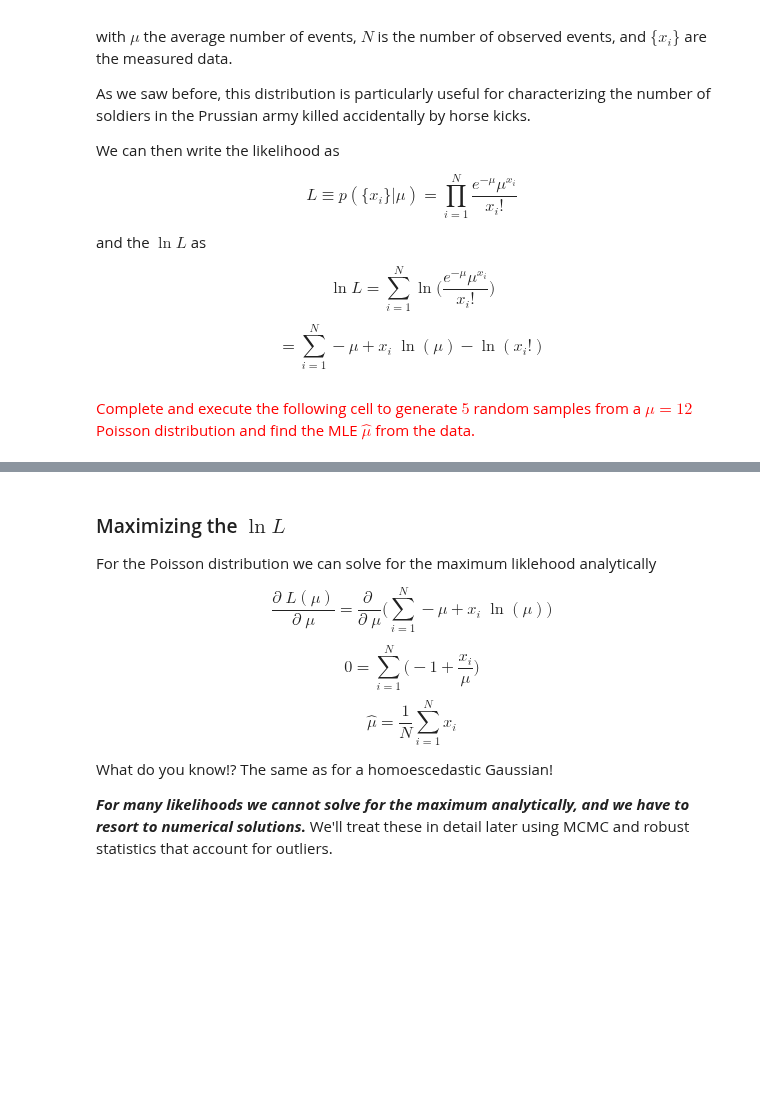
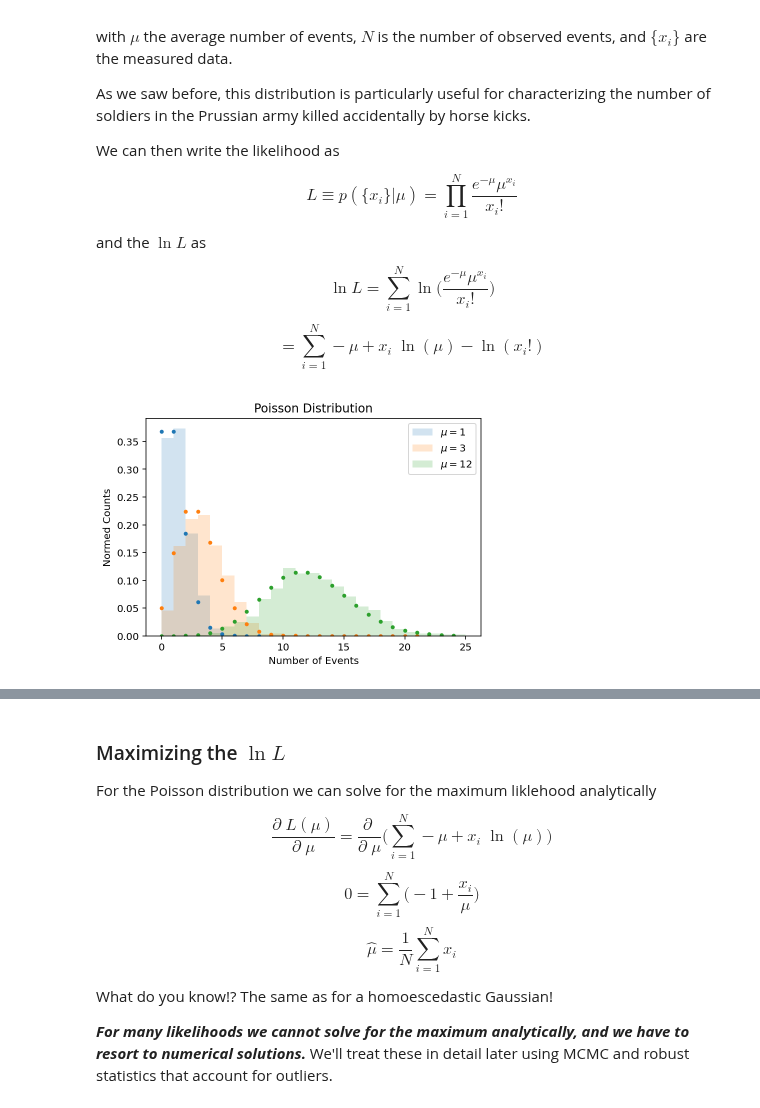
Before and after one commit to dgerosa/astrostatistics_bicocca_2023, a Jupyter notebook: lectures/L05_frequentist.ipynb, the cells around one changed output, grey strips where cells are left out. Saved outputs shown, nothing was run; the diff lists cells and outputs as text; code cells hidden in the pictures; blank space fills up the shorter version.

```diff
--- a/lectures/L05_frequentist.ipynb
+++ b/lectures/L05_frequentist.ipynb
@@ -305,7 +302,0 @@ We are going to draw a homoscedastic sample of ${x_i}$ from a Gaussian and compu
-# %%
-N = ___ #Complete
-mu = ___
-sigma = ___
-np.random.seed(42)
-sample = norm(___,___).rvs(___)
-print(sample)
@@ -476,26 +415,25 @@ $$= \sum_{i=1}^{N} -\mu + x_i \; \ln(\mu) - \ln({x_i!})$$
 # %%
-# Execute this cell to plot some Poisson draws from different means
 from scipy.stats import poisson
 import seaborn as sns
 
 # generate samples for different values of mu
 kpts=np.arange(0,25)
 for mu, c in zip([1,3,12],
                  sns.color_palette()[:4]):
     # random draws
     randomVariates = poisson.rvs(mu, size=1000)
     # histogram of random draws
     plt.hist(randomVariates, density=True, color=c, alpha=0.2,
-             bins=range(0,26), label='$\mu=' + np.str(mu) + '$')
+             bins=np.arange(0,26), label='$\mu=' + str(mu) + '$')
     # probability density at bin locations
     plt.plot(kpts, poisson.pmf(kpts, mu), '.', color=c)
 
 plt.legend()
 plt.title("Poisson Distribution")
 plt.xlabel("Number of Events")
 plt.ylabel("Normed Counts");
+# %% [output]
+[figure, added]
-# %% [markdown]
-<font color='red'>Complete and execute the following cell to generate $5$ random samples from a $\mu=12$ Poisson distribution and find the MLE $\hat\mu$ from the data.</font>
 # %%
 poisson_data = poisson.rvs(12, size=5)
 
```
Also changed, not shown: parts of 17 cells of this notebook.
